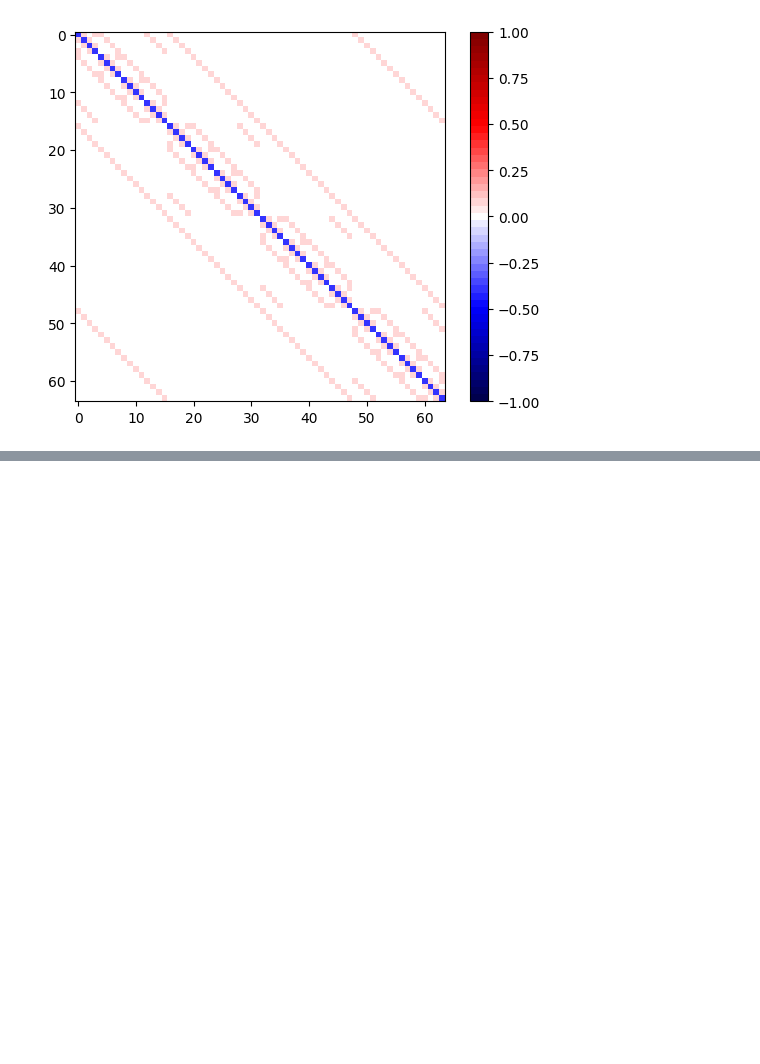
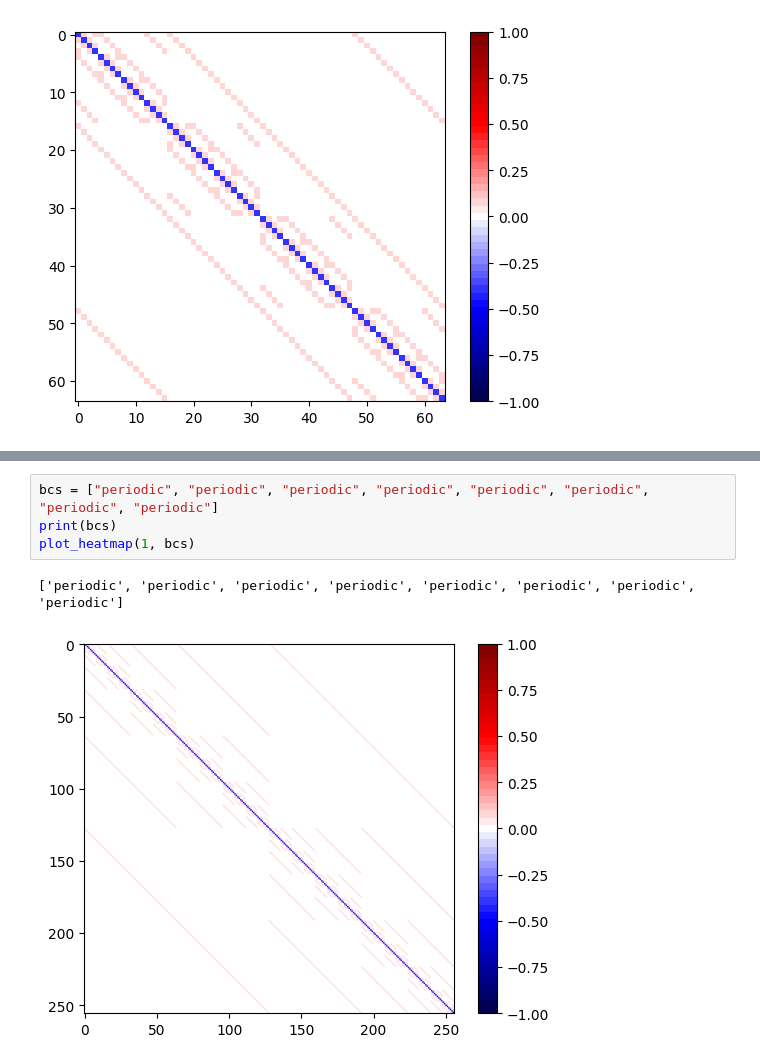
Before and after one commit to TDC28/laplacian_beqc, a Jupyter notebook: laplacian_circuit.ipynb, the cells around one changed output, grey strips where cells are left out. Saved outputs shown, nothing was run; the diff lists cells and outputs as text; blank space fills up the shorter version.

```diff
--- a/laplacian_circuit.ipynb
+++ b/laplacian_circuit.ipynb
@@ -187,0 +198,7 @@ qc.draw(output="mpl", filename="checkpoint1_figs/circuit_pdp.png")
+# %%
+bcs = ["periodic", "periodic", "periodic", "periodic", "periodic", "periodic", "periodic", "periodic"]
+print(bcs)
+plot_heatmap(1, bcs)
+# %% [output]
+['periodic', 'periodic', 'periodic', 'periodic', 'periodic', 'periodic', 'periodic', 'periodic']
+[figure, added]
```
Also changed, not shown: parts of 3 cells of this notebook, 4 other files.
